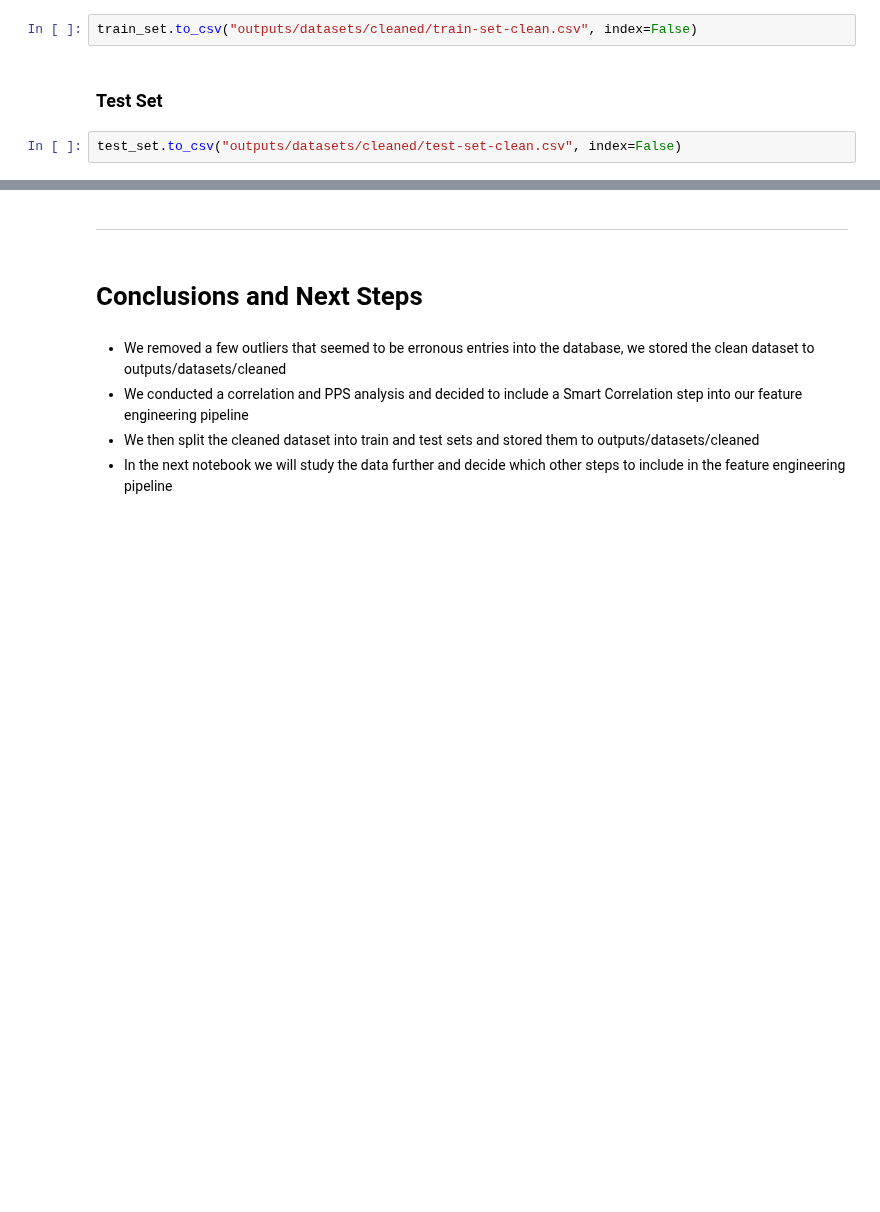
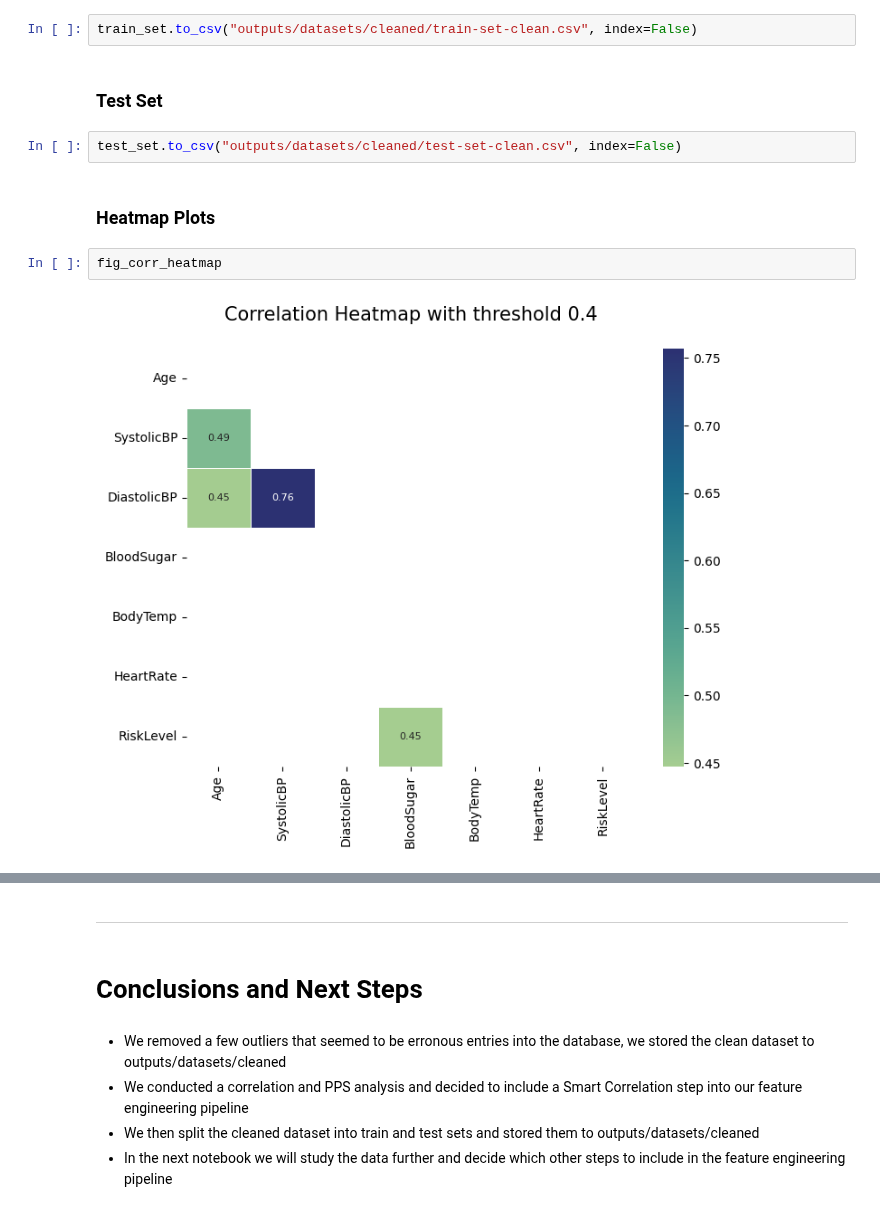
Before and after one commit to theresaabl/ML-maternal-health-risk, a Jupyter notebook: jupyter_notebooks/04-DataCleaning.ipynb, the cells around one changed output, grey strips where cells are left out. Drawn from its saved outputs; the diff is of its cells as text; blank space fills up the shorter version.

```diff
--- a/jupyter_notebooks/04-DataCleaning.ipynb
+++ b/jupyter_notebooks/04-DataCleaning.ipynb
@@ -355,3 +451,9 @@ train_set.to_csv("outputs/datasets/cleaned/train-set-clean.csv", index=False)
 ### Test Set
 # %%
 test_set.to_csv("outputs/datasets/cleaned/test-set-clean.csv", index=False)
+# %% [markdown]
+### Heatmap Plots
+# %%
+fig_corr_heatmap
+# %% [output]
+[figure, added]
```
Also changed, not shown: parts of 14 cells of this notebook, 4 other files.
